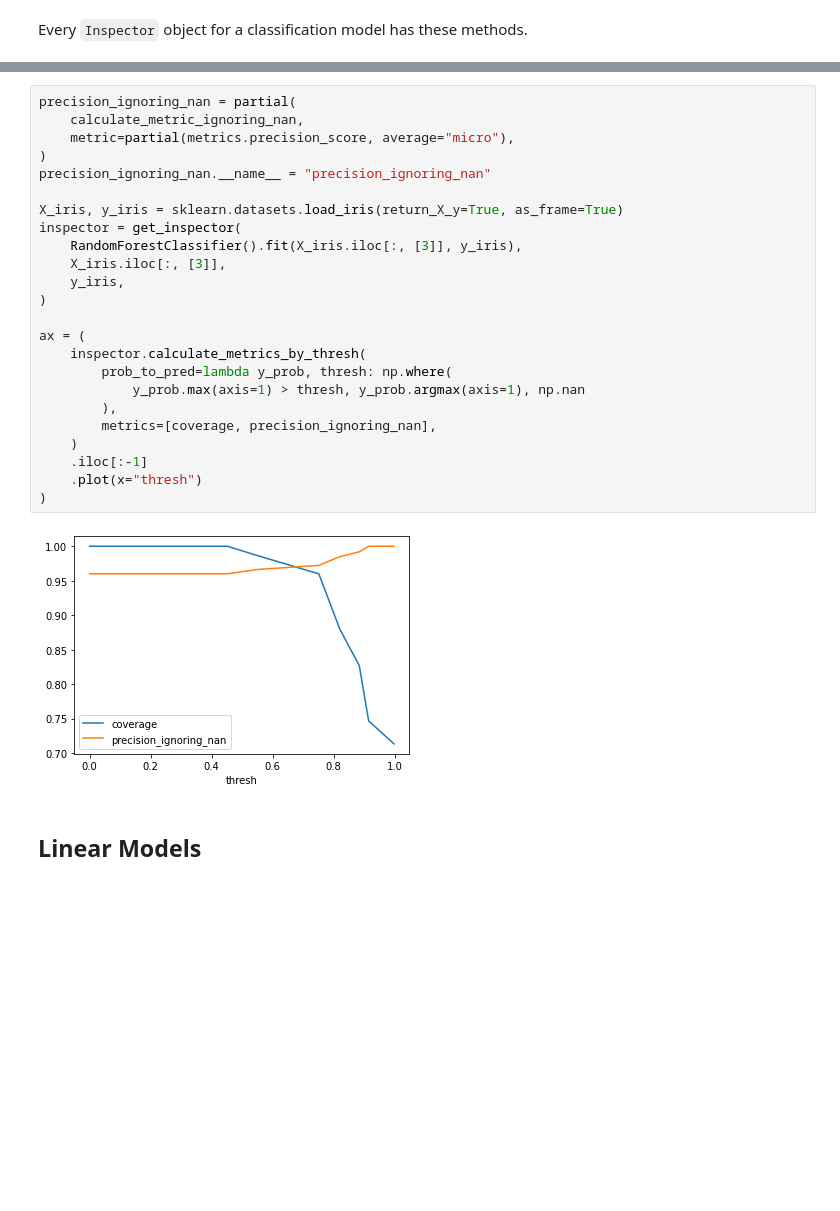
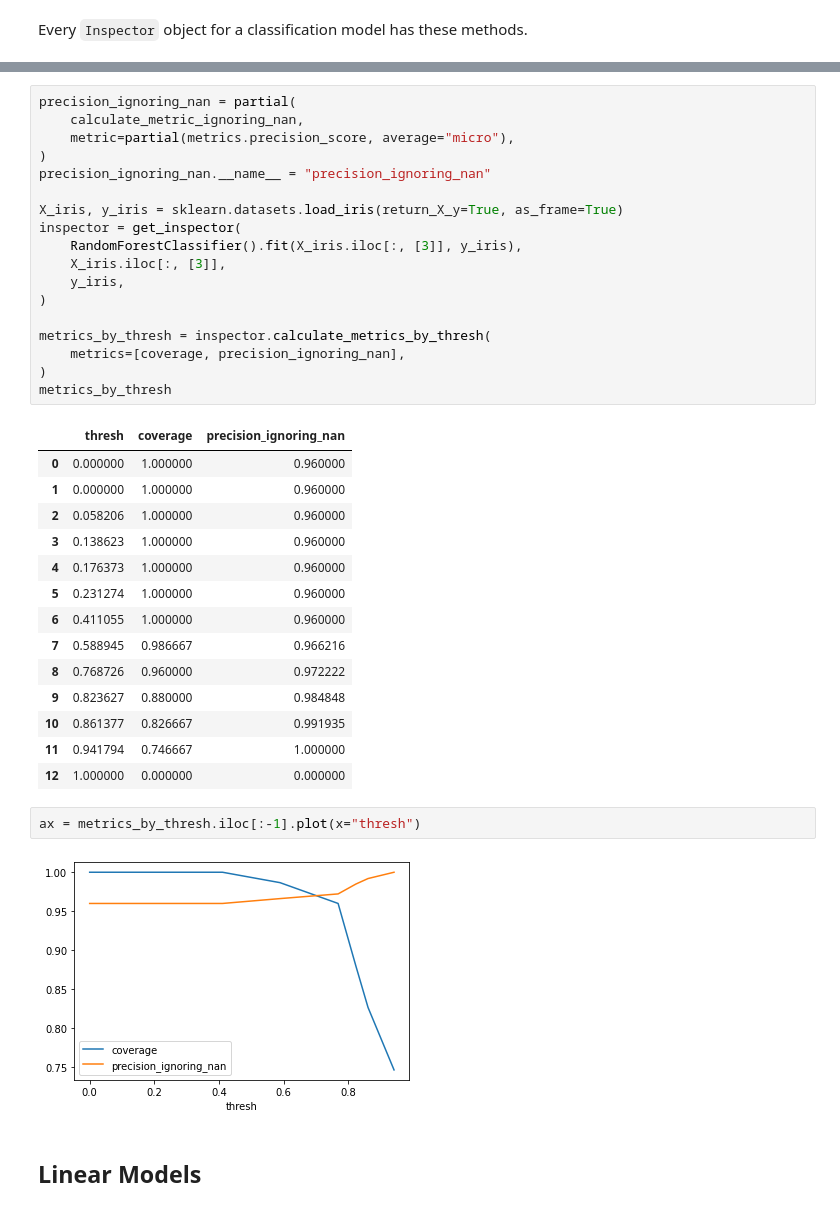
Before and after one commit to gsganden/model_inspector, a Jupyter notebook: 00_inspect.ipynb, the cells around one changed output, grey strips where cells are left out. Cells and saved outputs as stored; diff of their text form; blank space fills up the shorter version.

```diff
--- a/00_inspect.ipynb
+++ b/00_inspect.ipynb
@@ -1401,18 +1470,29 @@ inspector = get_inspector(
     y_iris,
 )
 
-ax = (
-    inspector.calculate_metrics_by_thresh(
-        prob_to_pred=lambda y_prob, thresh: np.where(
-            y_prob.max(axis=1) > thresh, y_prob.argmax(axis=1), np.nan
-        ),
-        metrics=[coverage, precision_ignoring_nan],
-    )
-    .iloc[:-1]
-    .plot(x="thresh")
+metrics_by_thresh = inspector.calculate_metrics_by_thresh(
+    metrics=[coverage, precision_ignoring_nan],
 )
+metrics_by_thresh
 # %% [output]
-[figure, removed]
+|  | thresh | coverage | precision_ignoring_nan |
+| 0 | 0.000000 | 1.000000 | 0.960000 |
+| 1 | 0.000000 | 1.000000 | 0.960000 |
+| 2 | 0.058206 | 1.000000 | 0.960000 |
+| 3 | 0.138623 | 1.000000 | 0.960000 |
+| 4 | 0.176373 | 1.000000 | 0.960000 |
+| 5 | 0.231274 | 1.000000 | 0.960000 |
+| 6 | 0.411055 | 1.000000 | 0.960000 |
+| 7 | 0.588945 | 0.986667 | 0.966216 |
+| 8 | 0.768726 | 0.960000 | 0.972222 |
+| 9 | 0.823627 | 0.880000 | 0.984848 |
+| 10 | 0.861377 | 0.826667 | 0.991935 |
+| 11 | 0.941794 | 0.746667 | 1.000000 |
+| 12 | 1.000000 | 0.000000 | 0.000000 |
+# %%
+ax = metrics_by_thresh.iloc[:-1].plot(x="thresh")
+# %% [output]
+[figure, added]
 # %% [markdown]
 ## Linear Models
 # %% [markdown]
```
Also changed, not shown: parts of 28 cells of this notebook, 4 other files.
